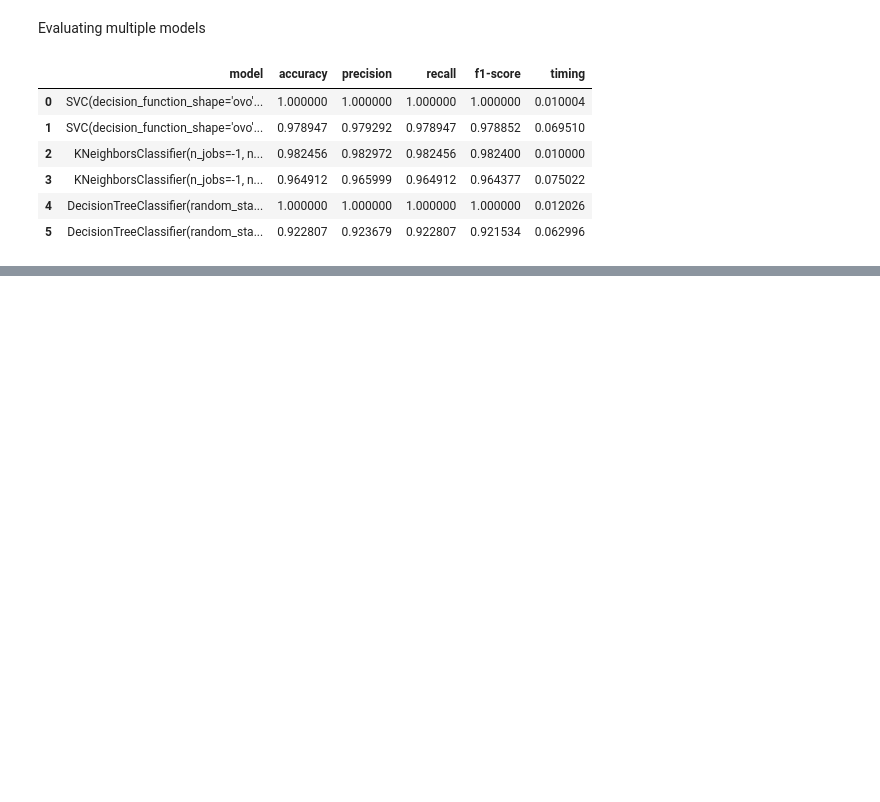
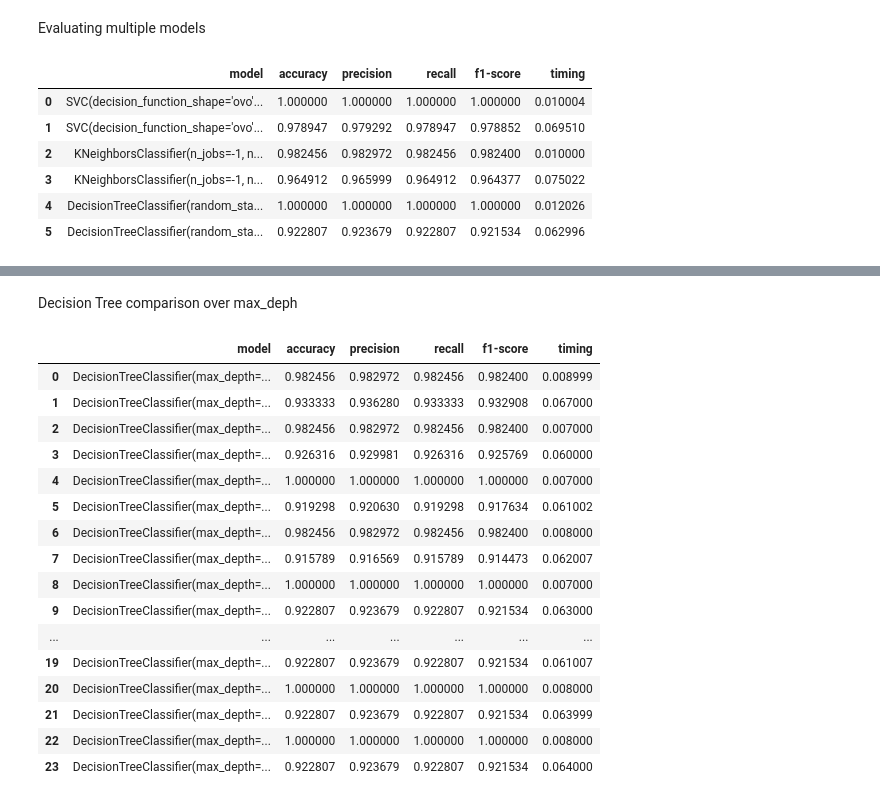
Before and after one commit to RabDou44/MachineLearning2024W, a Jupyter notebook: ass1/breast-cancer_modelling.ipynb, the cells around one changed output, grey strips where cells are left out. Saved outputs shown, nothing was run; the diff lists cells and outputs as text; code cells hidden in the pictures; blank space fills up the shorter version.

```diff
--- a/ass1/breast-cancer_modelling.ipynb
+++ b/ass1/breast-cancer_modelling.ipynb
@@ -71,0 +119,24 @@ evaluate_models(data, feature_structure, classifiers0)
+# %% [markdown]
+Decision Tree comparison over max_deph
+# %%
+classifierDecisionTree = [ DecisionTreeClassifier(random_state=42, max_depth=depth) for depth in range(3, 15)]
+resultsDecisionTree = evaluate_models(data, feature_structure, classifierDecisionTree)
+resultsDecisionTree
+# %% [output]
+|  | model | accuracy | precision | recall | f1-score | timing |
+| 0 | DecisionTreeClassifier(max_depth=... | 0.982456 | 0.982972 | 0.982456 | 0.982400 | 0.008999 |
+| 1 | DecisionTreeClassifier(max_depth=... | 0.933333 | 0.936280 | 0.933333 | 0.932908 | 0.067000 |
+| 2 | DecisionTreeClassifier(max_depth=... | 0.982456 | 0.982972 | 0.982456 | 0.982400 | 0.007000 |
+| 3 | DecisionTreeClassifier(max_depth=... | 0.926316 | 0.929981 | 0.926316 | 0.925769 | 0.060000 |
+| 4 | DecisionTreeClassifier(max_depth=... | 1.000000 | 1.000000 | 1.000000 | 1.000000 | 0.007000 |
+| 5 | DecisionTreeClassifier(max_depth=... | 0.919298 | 0.920630 | 0.919298 | 0.917634 | 0.061002 |
+| 6 | DecisionTreeClassifier(max_depth=... | 0.982456 | 0.982972 | 0.982456 | 0.982400 | 0.008000 |
+| 7 | DecisionTreeClassifier(max_depth=... | 0.915789 | 0.916569 | 0.915789 | 0.914473 | 0.062007 |
+| 8 | DecisionTreeClassifier(max_depth=... | 1.000000 | 1.000000 | 1.000000 | 1.000000 | 0.007000 |
+| 9 | DecisionTreeClassifier(max_depth=... | 0.922807 | 0.923679 | 0.922807 | 0.921534 | 0.063000 |
+| ... | ... | ... | ... | ... | ... | ... |
+| 19 | DecisionTreeClassifier(max_depth=... | 0.922807 | 0.923679 | 0.922807 | 0.921534 | 0.061007 |
+| 20 | DecisionTreeClassifier(max_depth=... | 1.000000 | 1.000000 | 1.000000 | 1.000000 | 0.008000 |
+| 21 | DecisionTreeClassifier(max_depth=... | 0.922807 | 0.923679 | 0.922807 | 0.921534 | 0.063999 |
+| 22 | DecisionTreeClassifier(max_depth=... | 1.000000 | 1.000000 | 1.000000 | 1.000000 | 0.008000 |
+| 23 | DecisionTreeClassifier(max_depth=... | 0.922807 | 0.923679 | 0.922807 | 0.921534 | 0.064000 |
```
Also changed, not shown: parts of 4 cells of this notebook.
